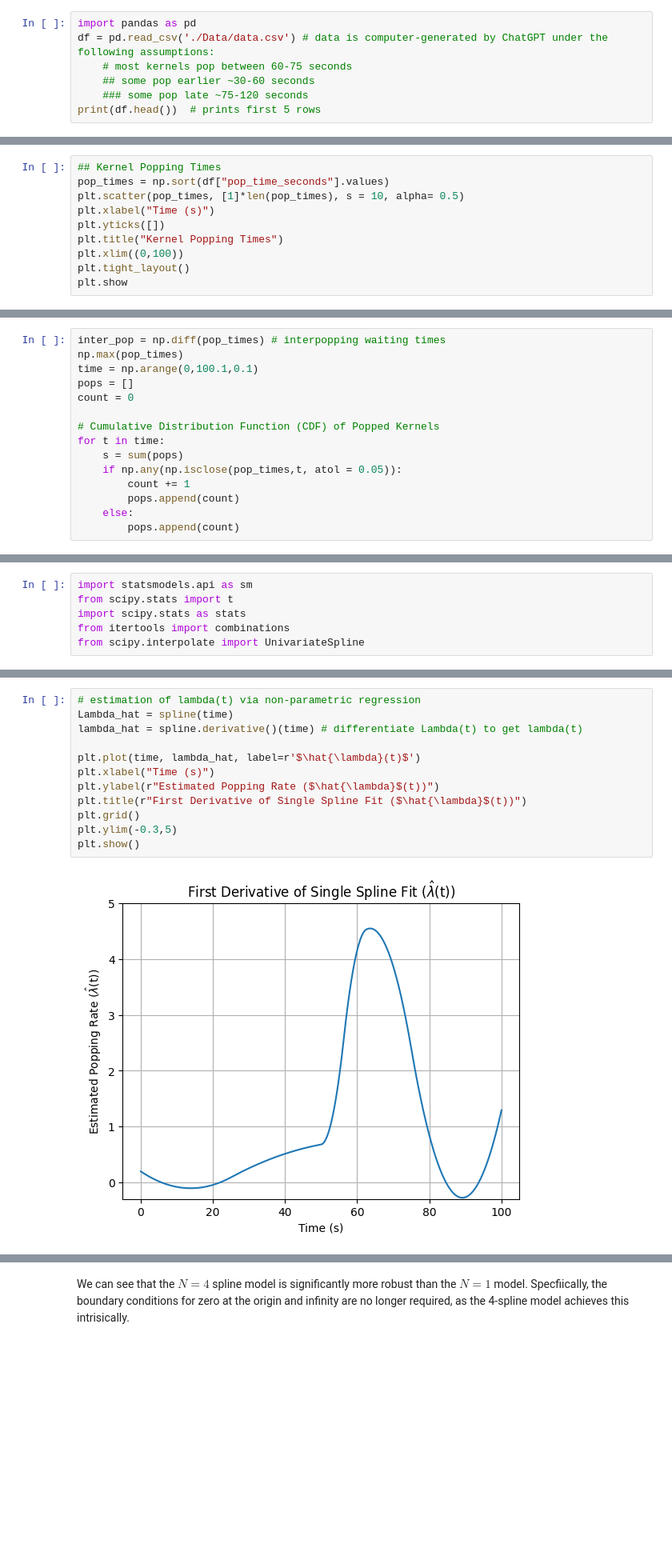
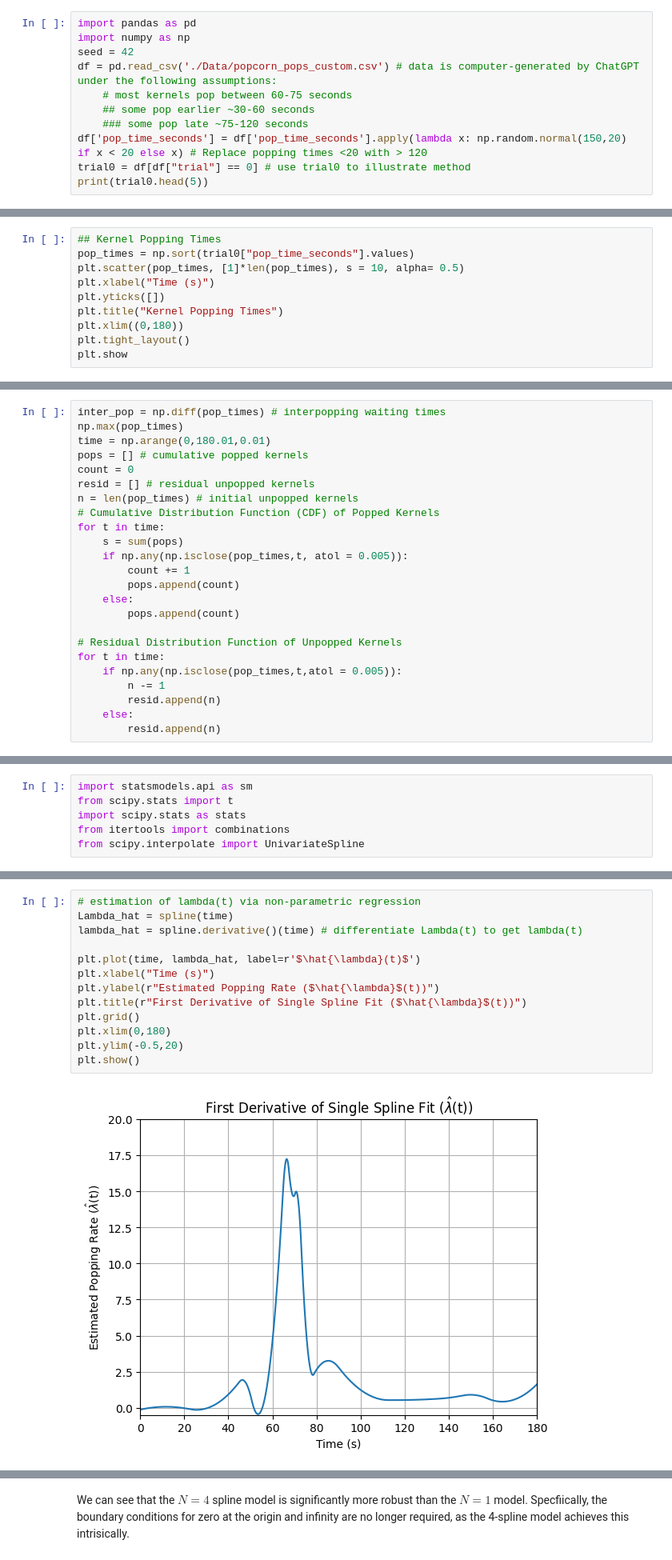
Before and after one commit to siddhantamberkar/popcorn, a Jupyter notebook: poisson-pops.ipynb, the cells around one changed output, grey strips where cells are left out. Shown at 80% size. Saved outputs shown, nothing was run; the diff lists cells and outputs as text; blank space fills up the shorter version.

```diff
--- a/poisson-pops.ipynb
+++ b/poisson-pops.ipynb
@@ -3,9 +3,13 @@ Parametric and Nonparametric Estimation of Popcorn Kernel Popping Rates
 =========
 # %%
 import pandas as pd
-df = pd.read_csv('./Data/data.csv') # data is computer-generated by ChatGPT under the following assumptions:
+import numpy as np
+seed = 42
+df = pd.read_csv('./Data/popcorn_pops_custom.csv') # data is computer-generated by ChatGPT under the following assumptions:
     # most kernels pop between 60-75 seconds
     ## some pop earlier ~30-60 seconds
     ### some pop late ~75-120 seconds
-print(df.head())  # prints first 5 rows
+df['pop_time_seconds'] = df['pop_time_seconds'].apply(lambda x: np.random.normal(150,20) if x < 20 else x) # Replace popping times <20 with > 120
+trial0 = df[df["trial"] == 0] # use trial0 to illustrate method
+print(trial0.head(5))
 # %% [output]
@@ -20,12 +23,12 @@ import numpy as np
 import matplotlib.pyplot as plt
 # %%
 ## Kernel Popping Times
-pop_times = np.sort(df["pop_time_seconds"].values)
+pop_times = np.sort(trial0["pop_time_seconds"].values)
 plt.scatter(pop_times, [1]*len(pop_times), s = 10, alpha= 0.5)
 plt.xlabel("Time (s)")
 plt.yticks([])
 plt.title("Kernel Popping Times")
-plt.xlim((0,100))
+plt.xlim((0,180))
 plt.tight_layout()
 plt.show
 # %% [output]
@@ -34,17 +37,26 @@ plt.show
 # %%
 inter_pop = np.diff(pop_times) # interpopping waiting times
 np.max(pop_times)
-time = np.arange(0,100.1,0.1)
-pops = []
+time = np.arange(0,180.01,0.01)
+pops = [] # cumulative popped kernels
 count = 0
-
+resid = [] # residual unpopped kernels
+n = len(pop_times) # initial unpopped kernels
 # Cumulative Distribution Function (CDF) of Popped Kernels
 for t in time:
     s = sum(pops)
-    if np.any(np.isclose(pop_times,t, atol = 0.05)):
+    if np.any(np.isclose(pop_times,t, atol = 0.005)):
         count += 1
         pops.append(count)
     else:
         pops.append(count)
+
+# Residual Distribution Function of Unpopped Kernels
+for t in time:
+    if np.any(np.isclose(pop_times,t,atol = 0.005)):
+        n -= 1
+        resid.append(n)
+    else:
+        resid.append(n)
 # %%
 ## Discrete Cumulutive Disitrubtion Function (CDF) of Popped Kernels
@@ -122,17 +147,18 @@ plt.show()
 # %%
 # estimation of lambda(t) via non-parametric regression
 Lambda_hat = spline(time)
 lambda_hat = spline.derivative()(time) # differentiate Lambda(t) to get lambda(t)
 
 plt.plot(time, lambda_hat, label=r'$\hat{\lambda}(t)$')
 plt.xlabel("Time (s)")
 plt.ylabel(r"Estimated Popping Rate ($\hat{\lambda}$(t))")
 plt.title(r"First Derivative of Single Spline Fit ($\hat{\lambda}$(t))")
 plt.grid()
-plt.ylim(-0.3,5)
+plt.xlim(0,180)
+plt.ylim(-0.5,20)
 plt.show()
 # %% [output]
-[figure, old version]
+[figure, new version]
 # %%
 # non-parametric regression on cumulative counts using four smoothing splines
 # by observation, we select these four phase regions
```
Also changed, not shown: parts of 13 cells of this notebook, 7 other files.
